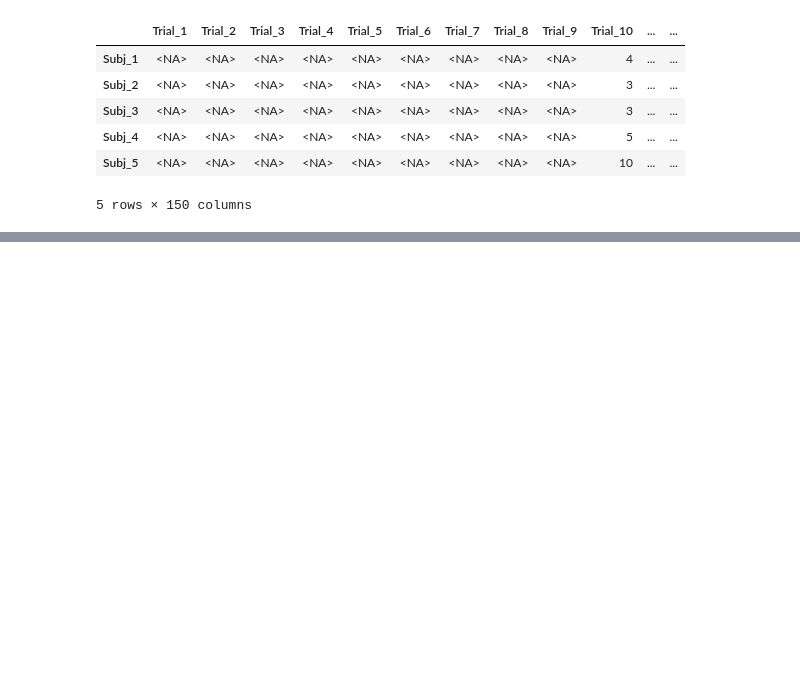
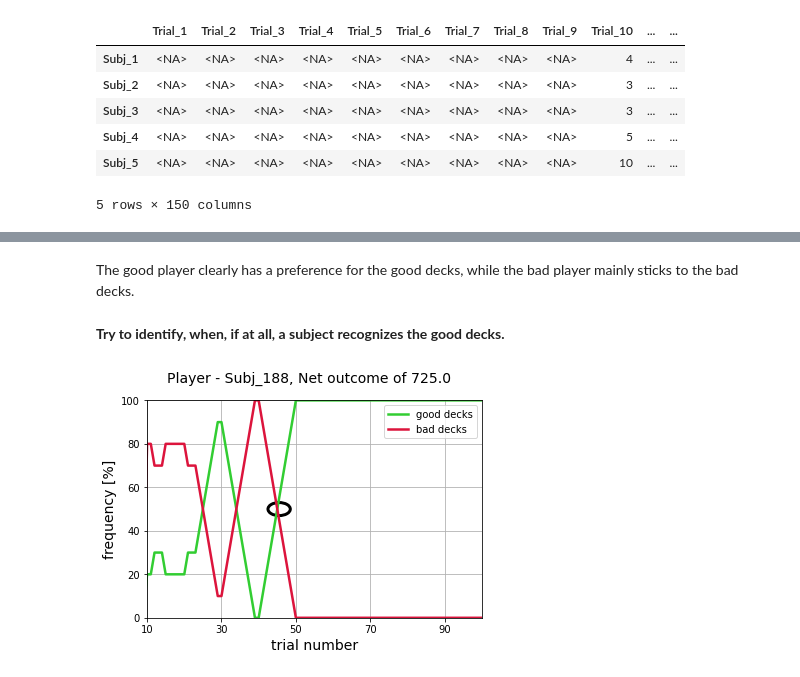
Before and after one commit to murphn88/ca4015-assignment-1, a Jupyter notebook: book/data_exploration.ipynb, the cells around one changed output, grey strips where cells are left out. Drawn from its saved outputs; the diff is of its cells as text; code cells hidden in the pictures; blank space fills up the shorter version.

```diff
--- a/book/data_exploration.ipynb
+++ b/book/data_exploration.ipynb
@@ -78,0 +82,8 @@ data['index_150'].head()
+# %%
+study_payscheme = {'Fridberg':1, 'Horstmann':2, 'Kjome':3, 'Maia':1, 'Premkumar':3, 'SteingroverInPrep':2, 'Wood':3, 'Worthy':1, 'Steingroever2011':2, 'Wetzels':2}
+for key, value in data.items():
+    if not key[0:5] == 'index':
+        continue
+    payscheme = [study_payscheme[val[0]] for val in value.values]
+    data[key]['PayScheme'] = payscheme
+data['index_150'].head()
@@ -264,0 +316,23 @@ In the above graphs, the bad decks (deck A and B) are the most popular at the be
+# %% [markdown]
+The good player clearly has a preference for the good decks, while the bad player mainly sticks to the bad decks.
+# %% [markdown]
+**Try to identify, when, if at all, a subject recognizes the good decks.**
+# %%
+player = 'Subj_188'
+
+fig = plt.figure()
+ax = fig.gca()
+plt.plot(list(range(1,101)),((grouped_choices['deck3_choice_100'].loc[player].fillna(0) + grouped_choices['deck4_choice_100'].loc[player].fillna(0))/ 10 * 100).tolist(), color = 'limegreen', label = 'good decks', linewidth=2.5)
+plt.plot(list(range(1,101)),((grouped_choices['deck1_choice_100'].loc[player].fillna(0) + grouped_choices['deck2_choice_100'].loc[player].fillna(0))/ 10 * 100).tolist(), color = 'crimson', label = 'bad decks', linewidth=2.5)
+plt.xlabel('trial number', fontsize = 14)
+plt.ylabel('frequency [%]', fontsize = 14)
+fig.suptitle('Player - ' + str(player) + ', Net outcome of ' + str(cum_out_100.loc[[player]].Trial_100.values[0]), fontsize = 14)
+plt.xlim(10, 100)
+plt.ylim(0, 100)
+plt.legend()
+ax.xaxis.set_ticks(np.arange(10, 100, 20))
+plt.grid()
+ax.add_patch(plt.Circle((45.5, 50), 3, color='black', fill=False, linewidth=3))
+plt.show()
+# %% [output]
+[figure, added]
```
Also changed, not shown: parts of 33 cells of this notebook, 2 other files.
